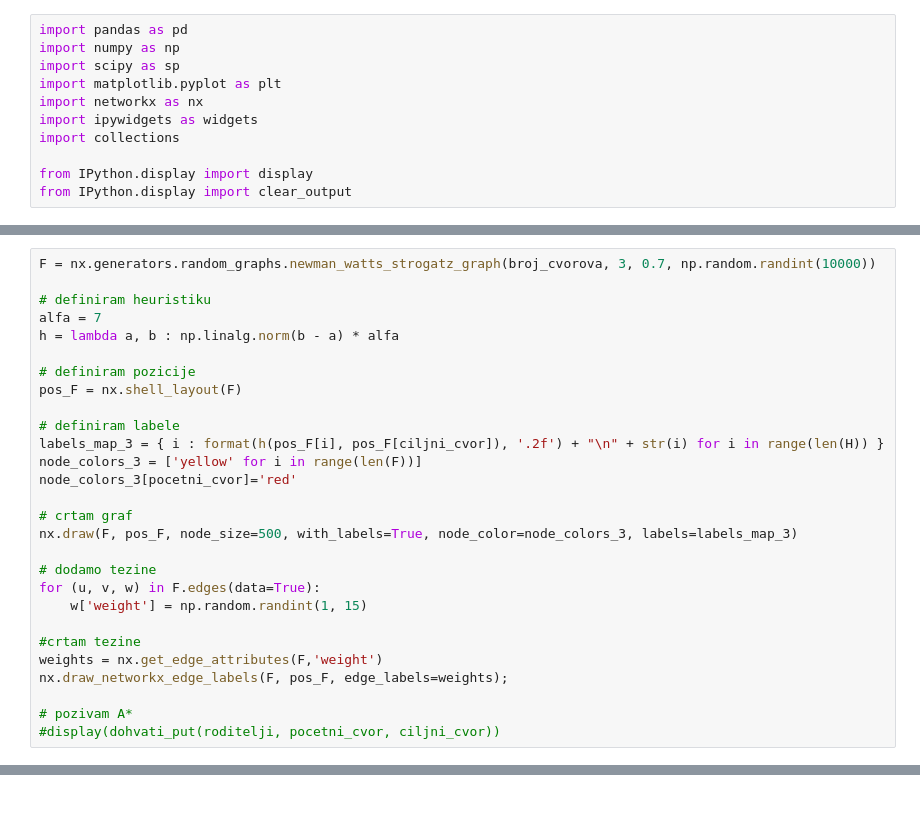
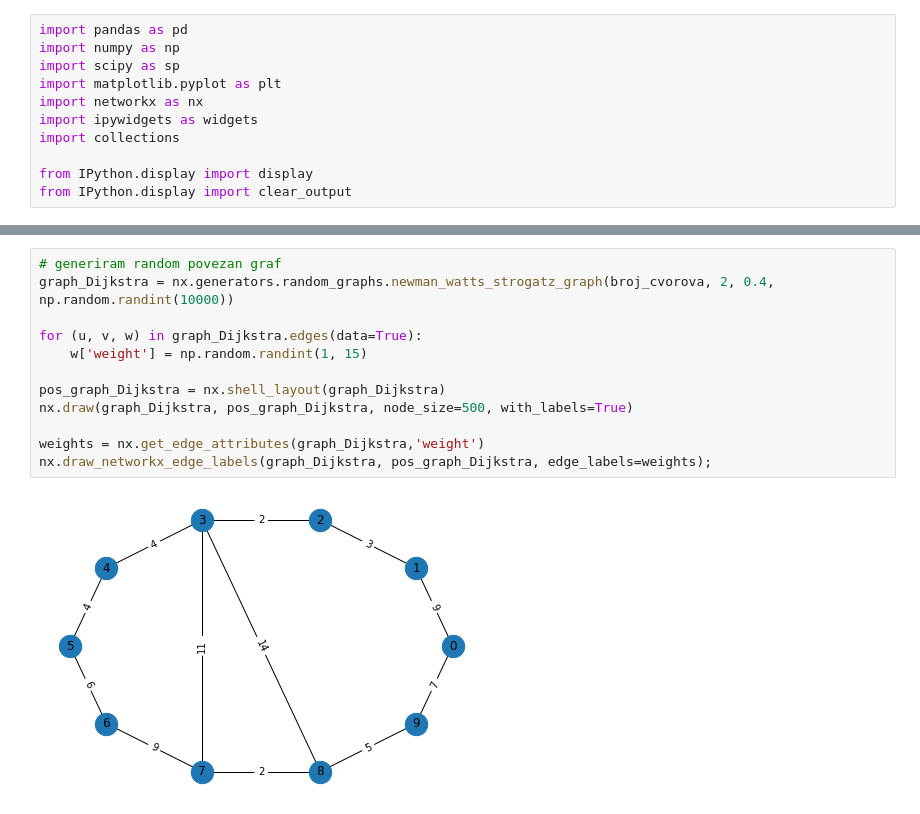
Before and after one commit to nivuckovic/matematicki-softver-esej1, a Jupyter notebook: BFS.ipynb, the cells around one changed output, grey strips where cells are left out. Saved outputs shown, nothing was run; the diff lists cells and outputs as text.

```diff
--- a/BFS.ipynb
+++ b/BFS.ipynb
@@ -616,28 +11,0 @@ def A_star(F, pocetni_cvor, ciljni_cvor, h, brojac=9999):
-# %%
-F = nx.generators.random_graphs.newman_watts_strogatz_graph(broj_cvorova, 3, 0.7, np.random.randint(10000))
-
-# definiram heuristiku
-alfa = 7
-h = lambda a, b : np.linalg.norm(b - a) * alfa
-
-# definiram pozicije
-pos_F = nx.shell_layout(F)
-
-# definiram labele
-labels_map_3 = { i : format(h(pos_F[i], pos_F[ciljni_cvor]), '.2f') + "\n" + str(i) for i in range(len(H)) }
-node_colors_3 = ['yellow' for i in range(len(F))]
-node_colors_3[pocetni_cvor]='red'
-
-# crtam graf
-nx.draw(F, pos_F, node_size=500, with_labels=True, node_color=node_colors_3, labels=labels_map_3)
-
-# dodamo tezine
-for (u, v, w) in F.edges(data=True):
-    w['weight'] = np.random.randint(1, 15)
-
-#crtam tezine
-weights = nx.get_edge_attributes(F,'weight')
-nx.draw_networkx_edge_labels(F, pos_F, edge_labels=weights);
-
-# pozivam A*
-#display(dohvati_put(roditelji, pocetni_cvor, ciljni_cvor))
@@ -712,0 +419,14 @@ ispisi_output_3()
+# %%
+# generiram random povezan graf
+graph_Dijkstra = nx.generators.random_graphs.newman_watts_strogatz_graph(broj_cvorova, 2, 0.4, np.random.randint(10000))
+
+for (u, v, w) in graph_Dijkstra.edges(data=True):
+    w['weight'] = np.random.randint(1, 15)
+
+pos_graph_Dijkstra = nx.shell_layout(graph_Dijkstra)
+nx.draw(graph_Dijkstra, pos_graph_Dijkstra, node_size=500, with_labels=True)
+
+weights = nx.get_edge_attributes(graph_Dijkstra,'weight')
+nx.draw_networkx_edge_labels(graph_Dijkstra, pos_graph_Dijkstra, edge_labels=weights);
+# %% [output]
+[figure, added]
```
Also changed, not shown: parts of 35 cells of this notebook.
